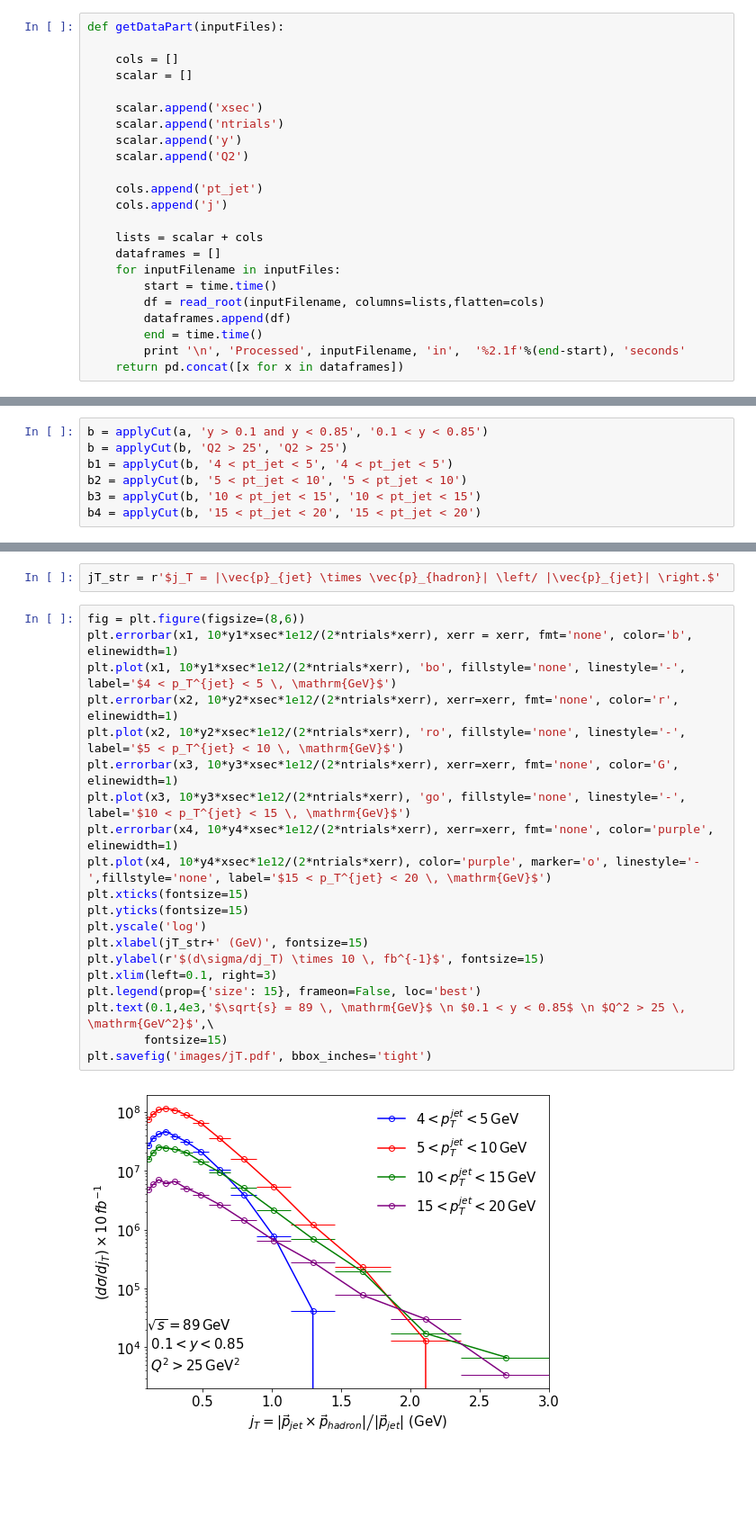
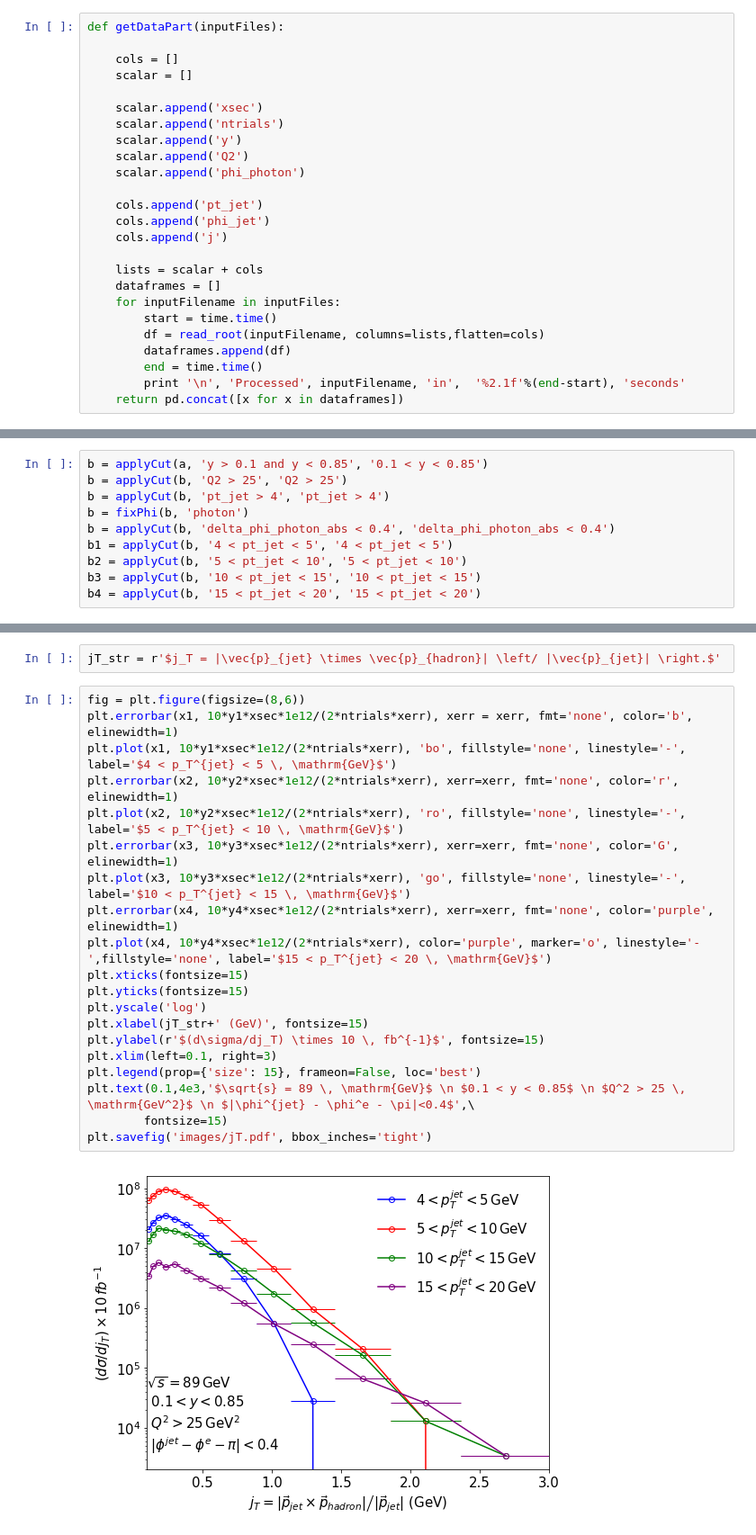
Before and after one commit to y-song/notebooks, a Jupyter notebook: jT.ipynb, the cells around one changed output, grey strips where cells are left out. Shown at 90% size. Cells and saved outputs as stored; diff of their text form; blank space fills up the shorter version.

```diff
--- a/jT.ipynb
+++ b/jT.ipynb
@@ -22,8 +22,10 @@ def getDataPart(inputFiles):
     scalar.append('ntrials')
     scalar.append('y')
     scalar.append('Q2')
+    scalar.append('phi_photon')
 
     cols.append('pt_jet')
+    cols.append('phi_jet')
     cols.append('j')
 
     lists = scalar + cols
@@ -43,6 +45,9 @@ Processed $HOME/EIC/output/1220.root in 9.4 seconds
 # %%
 b = applyCut(a, 'y > 0.1 and y < 0.85', '0.1 < y < 0.85')
 b = applyCut(b, 'Q2 > 25', 'Q2 > 25')
+b = applyCut(b, 'pt_jet > 4', 'pt_jet > 4')
+b = fixPhi(b, 'photon')
+b = applyCut(b, 'delta_phi_photon_abs < 0.4', 'delta_phi_photon_abs < 0.4')
 b1 = applyCut(b, '4 < pt_jet < 5', '4 < pt_jet < 5')
 b2 = applyCut(b, '5 < pt_jet < 10', '5 < pt_jet < 10')
 b3 = applyCut(b, '10 < pt_jet < 15', '10 < pt_jet < 15')
@@ -77,22 +86,22 @@ jT_str = r'$j_T = |\vec{p}_{jet} \times \vec{p}_{hadron}| \left/ |\vec{p}_{jet}|
 # %%
 fig = plt.figure(figsize=(8,6))
 plt.errorbar(x1, 10*y1*xsec*1e12/(2*ntrials*xerr), xerr = xerr, fmt='none', color='b', elinewidth=1)
 plt.plot(x1, 10*y1*xsec*1e12/(2*ntrials*xerr), 'bo', fillstyle='none', linestyle='-', label='$4 < p_T^{jet} < 5 \, \mathrm{GeV}$')
 plt.errorbar(x2, 10*y2*xsec*1e12/(2*ntrials*xerr), xerr=xerr, fmt='none', color='r', elinewidth=1)
 plt.plot(x2, 10*y2*xsec*1e12/(2*ntrials*xerr), 'ro', fillstyle='none', linestyle='-', label='$5 < p_T^{jet} < 10 \, \mathrm{GeV}$')
 plt.errorbar(x3, 10*y3*xsec*1e12/(2*ntrials*xerr), xerr=xerr, fmt='none', color='G', elinewidth=1)
 plt.plot(x3, 10*y3*xsec*1e12/(2*ntrials*xerr), 'go', fillstyle='none', linestyle='-', label='$10 < p_T^{jet} < 15 \, \mathrm{GeV}$')
 plt.errorbar(x4, 10*y4*xsec*1e12/(2*ntrials*xerr), xerr=xerr, fmt='none', color='purple', elinewidth=1)
 plt.plot(x4, 10*y4*xsec*1e12/(2*ntrials*xerr), color='purple', marker='o', linestyle='-',fillstyle='none', label='$15 < p_T^{jet} < 20 \, \mathrm{GeV}$')
 plt.xticks(fontsize=15)
 plt.yticks(fontsize=15)
 plt.yscale('log')
 plt.xlabel(jT_str+' (GeV)', fontsize=15)
 plt.ylabel(r'$(d\sigma/dj_T) \times 10 \, fb^{-1}$', fontsize=15)
 plt.xlim(left=0.1, right=3)
 plt.legend(prop={'size': 15}, frameon=False, loc='best')
-plt.text(0.1,4e3,'$\sqrt{s} = 89 \, \mathrm{GeV}$ \n $0.1 < y < 0.85$ \n $Q^2 > 25 \, \mathrm{GeV^2}$',\
+plt.text(0.1,4e3,'$\sqrt{s} = 89 \, \mathrm{GeV}$ \n $0.1 < y < 0.85$ \n $Q^2 > 25 \, \mathrm{GeV^2}$ \n $|\phi^{jet} - \phi^e - \pi|<0.4$',\
         fontsize=15)
 plt.savefig('images/jT.pdf', bbox_inches='tight')
 # %% [output]
-[figure, old version]
+[figure, new version]
```
Also changed, not shown: parts of 3 cells of this notebook.
